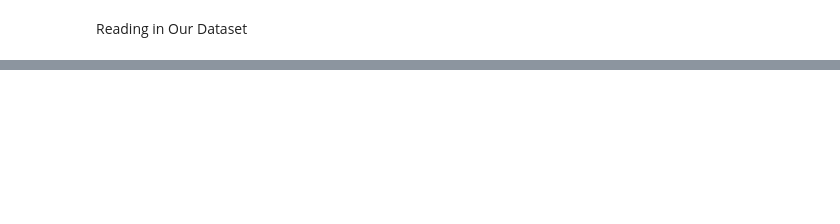
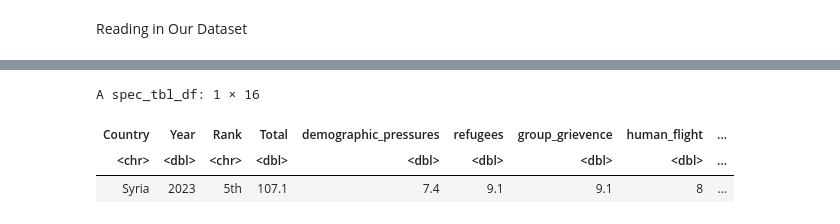
Before and after one commit to Emily-roberts0408/Group-27-DSCI-100-Project, a Jupyter notebook: Group_Proposal.ipynb, the cells around one changed output, grey strips where cells are left out. Cells and saved outputs as stored; diff of their text form; code cells hidden in the pictures; blank space fills up the shorter version.

```diff
--- a/Group_Proposal.ipynb
+++ b/Group_Proposal.ipynb
@@ -104,0 +64,8 @@ A spec_tbl_df: 179 × 16
+# %%
+data_filtered <- filter(data, Rank == "5th")
+data_filtered
+# %% [output]
+A spec_tbl_df: 1 × 16
+| Country | Year | Rank | Total | demographic_pressures | refugees | group_grievence | human_flight | ... |
+| <chr> | <dbl> | <chr> | <dbl> | <dbl> | <dbl> | <dbl> | <dbl> | ... |
+| Syria | 2023 | 5th | 107.1 | 7.4 | 9.1 | 9.1 | 8 | ... |
```
Also changed, not shown: parts of 10 cells of this notebook.
